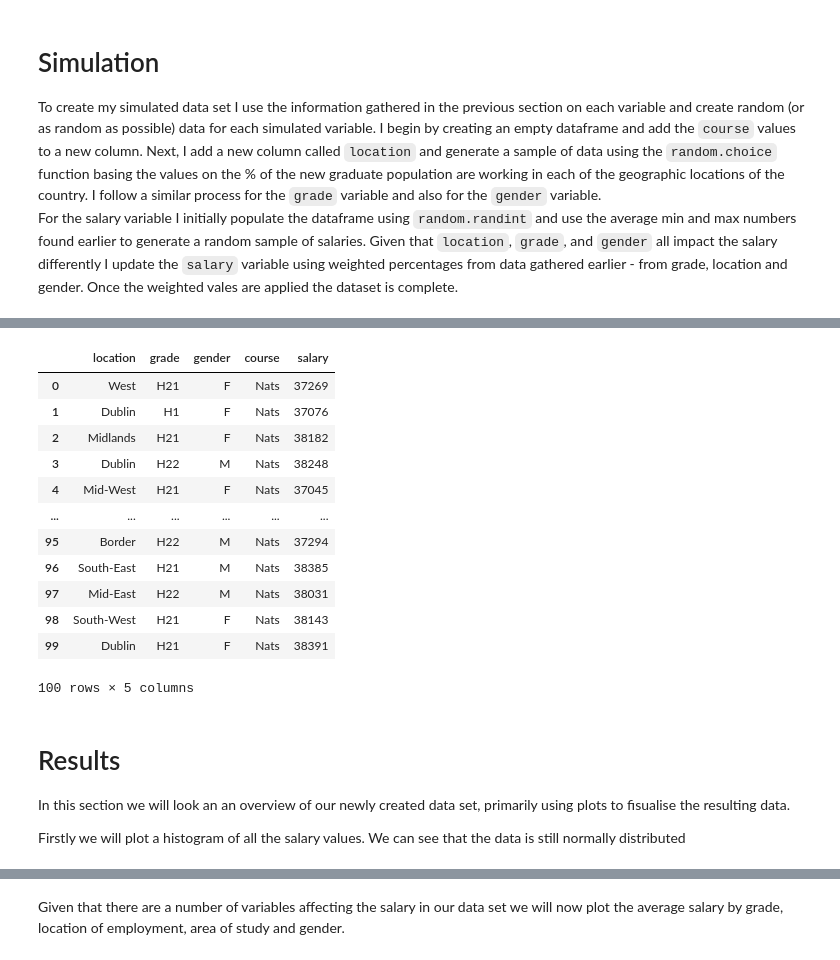
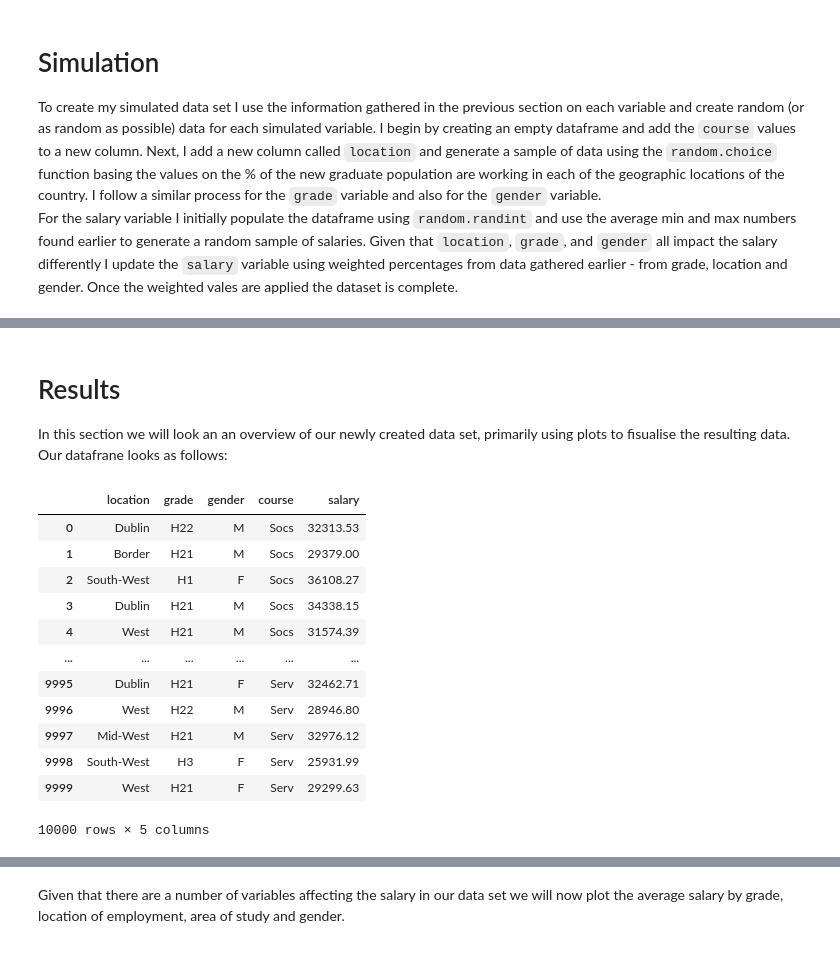
Before and after one commit to PeeBs68/mywork, a Jupyter notebook: project1.ipynb, the cells around one changed output, grey strips where cells are left out. Saved outputs shown, nothing was run; the diff lists cells and outputs as text; code cells hidden in the pictures.

```diff
--- a/project1.ipynb
+++ b/project1.ipynb
@@ -434,23 +281,21 @@ final_df['salary'] = (final_df['salary'] * 1.0422).where(final_df['gender'] == '
 final_df = final_df.round({'salary': 2})
-# %%
-df_Nats
-# %% [output]
-|  | location | grade | gender | course | salary |
-| 0 | West | H21 | F | Nats | 37269 |
-| 1 | Dublin | H1 | F | Nats | 37076 |
-| 2 | Midlands | H21 | F | Nats | 38182 |
-| 3 | Dublin | H22 | M | Nats | 38248 |
-| 4 | Mid-West | H21 | F | Nats | 37045 |
-| ... | ... | ... | ... | ... | ... |
-| 95 | Border | H22 | M | Nats | 37294 |
-| 96 | South-East | H21 | M | Nats | 38385 |
-| 97 | Mid-East | H22 | M | Nats | 38031 |
-| 98 | South-West | H21 | F | Nats | 38143 |
-| 99 | Dublin | H21 | F | Nats | 38391 |
-100 rows × 5 columns
 # %% [markdown]
 # Results
 
-In this section we will look an an overview of our newly created data set, primarily using plots to fisualise the resulting data.
-
-Firstly we will plot a histogram of all the salary values. We can see that the data is still normally distributed
+In this section we will look an an overview of our newly created data set, primarily using plots to fisualise the resulting data. Our datafrane looks as follows:
+# %%
+final_df
+# %% [output]
+|  | location | grade | gender | course | salary |
+| 0 | Dublin | H22 | M | Socs | 32313.53 |
+| 1 | Border | H21 | M | Socs | 29379.00 |
+| 2 | South-West | H1 | F | Socs | 36108.27 |
+| 3 | Dublin | H21 | M | Socs | 34338.15 |
+| 4 | West | H21 | M | Socs | 31574.39 |
+| ... | ... | ... | ... | ... | ... |
+| 9995 | Dublin | H21 | F | Serv | 32462.71 |
+| 9996 | West | H22 | M | Serv | 28946.80 |
+| 9997 | Mid-West | H21 | M | Serv | 32976.12 |
+| 9998 | South-West | H3 | F | Serv | 25931.99 |
+| 9999 | West | H21 | F | Serv | 29299.63 |
+10000 rows × 5 columns
```
Also changed, not shown: parts of 22 cells of this notebook.
